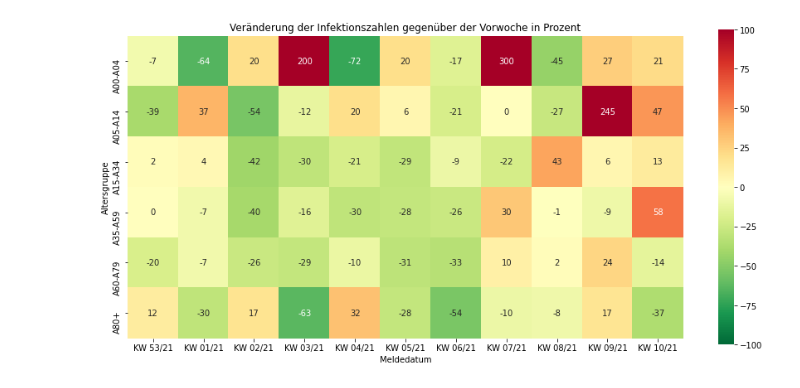
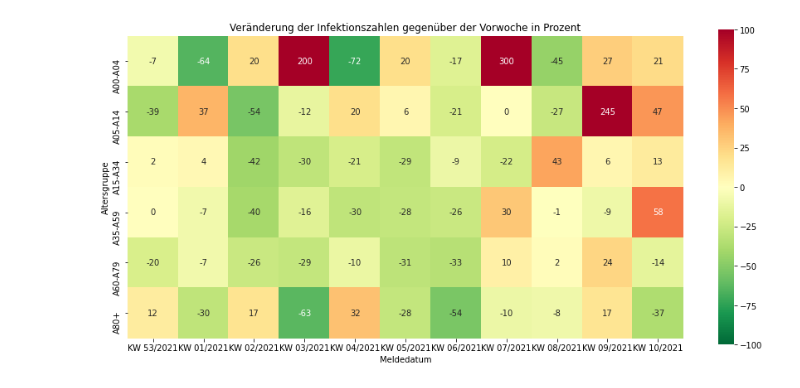
Before and after one commit to mkluge/covid-19, a Jupyter notebook: data/Dresden Altersgruppen.ipynb, the cells around one changed output. Cells and saved outputs as stored; diff of their text form; code cells hidden in the pictures.

```diff
--- a/data/Dresden Altersgruppen.ipynb
+++ b/data/Dresden Altersgruppen.ipynb
@@ -1,24 +1,22 @@
 # %%
 import pandas as pd
 import seaborn as sns
 import matplotlib.cm as cm
 import matplotlib.pyplot as plt
 
 URL = "https://opendata.arcgis.com/datasets/dd4580c810204019a7b8eb3e0b329dd6_0.csv?where=Landkreis%20%3D%20%27SK%20Dresden%27"
 
 docs = pd.read_csv( URL, parse_dates=["Meldedatum"])
-#weekly = docs.set_index("Meldedatum").groupby("Altersgruppe").resample("W").agg({"AnzahlFall":"sum"}).reset_index()
 weekly = docs.set_index("Meldedatum").groupby("Altersgruppe").resample("W").agg({"AnzahlFall":"sum"}).fillna(0)
-#weekly = weekly.reset_index().pivot(index='Altersgruppe', columns='Meldedatum', values='AnzahlFall').pct_change(axis="columns") * 100
 weekly_pct = weekly.pct_change() * 100
 weekly_pcts = weekly_pct.reset_index().pivot(index='Altersgruppe', columns='Meldedatum', values='AnzahlFall')
 weekly_pcts = weekly_pcts.loc[ weekly_pcts.index != "unbekannt" ]
 cols = [ X for X in weekly_pcts.columns if X.year == 2021 and X != max(weekly_pcts.columns) ]
 weekly_pcts = weekly_pcts[ cols ]
-xticklabels = [ "KW "+X.strftime("%V")+"/21" for X in weekly_pcts.columns ]
+xticklabels = [ "KW "+X.strftime("%V/%Y") for X in weekly_pcts.columns ]
 fig, ax = plt.subplots(1, 1, figsize=(15, 7), sharex=True, facecolor='white')
 ax.set_title('Veränderung der Infektionszahlen gegenüber der Vorwoche in Prozent')
 sns.heatmap(weekly_pcts,cmap=cm.RdYlGn.reversed(), xticklabels=xticklabels, vmax=100, vmin=-100, annot=True, fmt=".0f", square=True)
 plt.savefig("" + "dd_ag.png", dpi=100, facecolor='white', transparent=False)
 # %% [output]
-[figure, old version]
+[figure, new version]
```
